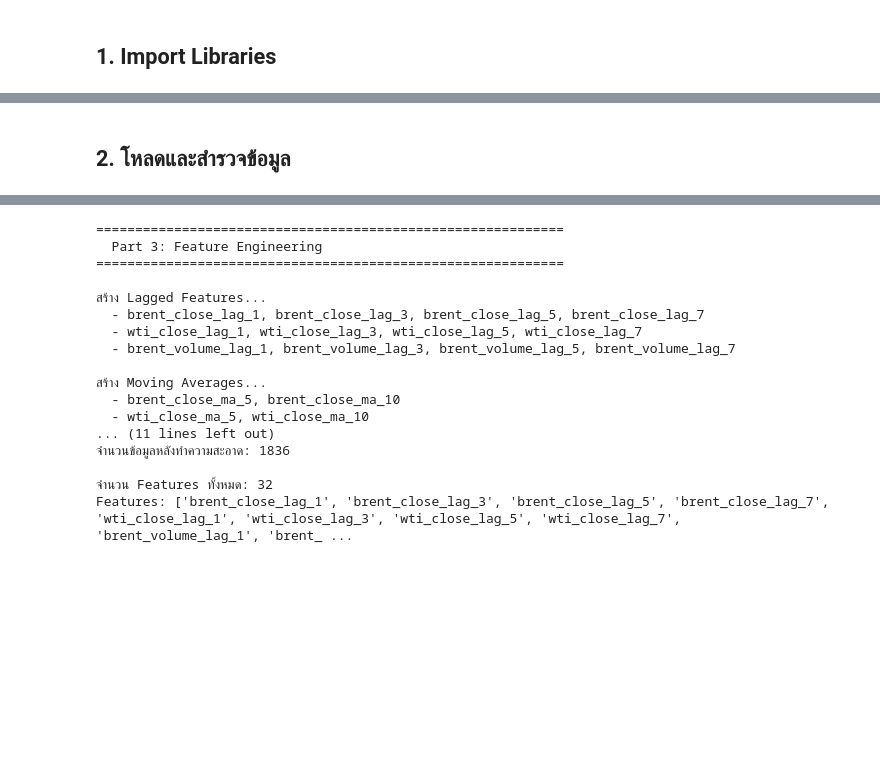
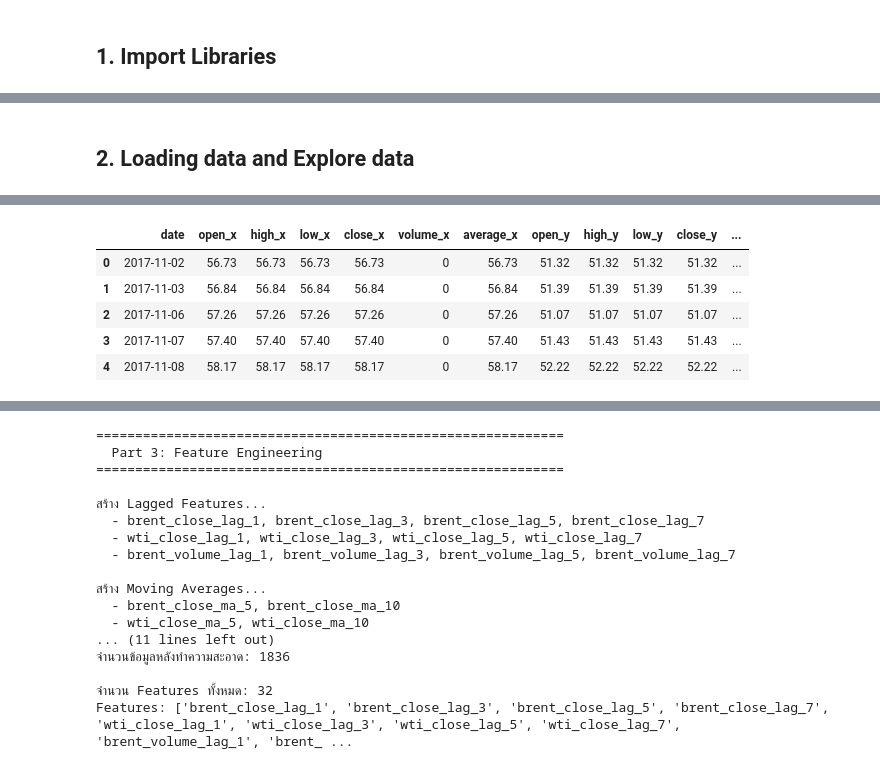
Before and after one commit to K400000/Oil-Price-Prediction, a Jupyter notebook: notebooks/Random_Forest.ipynb, the cells around one changed output, grey strips where cells are left out. Drawn from its saved outputs; the diff is of its cells as text; code cells hidden in the pictures; blank space fills up the shorter version.

```diff
--- a/notebooks/Random_Forest.ipynb
+++ b/notebooks/Random_Forest.ipynb
@@ -29,63 +15,8 @@ print("=" * 60)
 # %% [markdown]
-## 2. โหลดและสำรวจข้อมูล
+## 2. Loading data and Explore data
 # %%
-print("\n" + "=" * 60)
-print("  Part 2: โหลดและสำรวจข้อมูล")
-print("=" * 60)
-
-# กำหนด path ของไฟล์ข้อมูล
-base_path = r"../data"
-
-# โหลดข้อมูลจาก 3 ไฟล์
-merged_df = pd.read_csv(f"{base_path}/processed/merged_oil_prices.csv")
-brent_df = pd.read_csv(f"{base_path}/raw/brent_prices.csv")
-wti_df = pd.read_csv(f"{base_path}/raw/wti_prices.csv")
-
-# --- 2.1 สำรวจ merged_oil_prices.csv ---
-print("\n--- merged_oil_prices.csv ---")
-print(f"Shape: {merged_df.shape}")
-print(f"\nColumns: {list(merged_df.columns)}")
-print(f"\nFirst 5 rows:")
-print(merged_df.head())
-print(f"\nข้อมูลทั่วไป:")
-print(merged_df.info())
-print(f"\nสถิติเบื้องต้น:")
-print(merged_df.describe())
-
-# --- 2.2 สำรวจ brent_prices.csv ---
-print("\n--- brent_prices.csv ---")
-print(f"Shape: {brent_df.shape}")
-print(f"\nColumns: {list(brent_df.columns)}")
-print(f"\nFirst 5 rows:")
-print(brent_df.head())
-
-# --- 2.3 สำรวจ wti_prices.csv ---
-print("\n--- wti_prices.csv ---")
-print(f"Shape: {wti_df.shape}")
-print(f"\nColumns: {list(wti_df.columns)}")
-print(f"\nFirst 5 rows:")
-print(wti_df.head())
-
-# --- 2.4 ตรวจสอบค่า Missing ---
-print("\n--- ตรวจสอบ Missing Values ---")
-print("\nmerged_oil_prices:")
-print(merged_df.isnull().sum())
-print("\nbrent_prices:")
-print(brent_df.isnull().sum())
-print("\nwti_prices:")
-print(wti_df.isnull().sum())
-
-# แปลงคอลัมน์ date เป็น datetime
-merged_df['date'] = pd.to_datetime(merged_df['date'])
-brent_df['date'] = pd.to_datetime(brent_df['date'])
-wti_df['date'] = pd.to_datetime(wti_df['date'])
-
-# เรียงตามวันที่
-merged_df = merged_df.sort_values('date').reset_index(drop=True)
-brent_df = brent_df.sort_values('date').reset_index(drop=True)
-wti_df = wti_df.sort_values('date').reset_index(drop=True)
-
-print(f"\nช่วงวันที่ merged_df: {merged_df['date'].min()} ถึง {merged_df['date'].max()}")
-print(f"ช่วงวันที่ brent_df : {brent_df['date'].min()} ถึง {brent_df['date'].max()}")
-print(f"ช่วงวันที่ wti_df   : {wti_df['date'].min()} ถึง {wti_df['date'].max()}")
+df = pd.read_csv('../data/processed/merged_oil_prices.csv')
+df['date'] = pd.to_datetime(df['date'])
+df = df.sort_values('date').reset_index(drop=True)
+df.head()
 # %% [output]
@@ -108,0 +23,6 @@ First 5 rows:
+|  | date | open_x | high_x | low_x | close_x | volume_x | average_x | open_y | high_y | low_y | close_y | ... |
+| 0 | 2017-11-02 | 56.73 | 56.73 | 56.73 | 56.73 | 0 | 56.73 | 51.32 | 51.32 | 51.32 | 51.32 | ... |
+| 1 | 2017-11-03 | 56.84 | 56.84 | 56.84 | 56.84 | 0 | 56.84 | 51.39 | 51.39 | 51.39 | 51.39 | ... |
+| 2 | 2017-11-06 | 57.26 | 57.26 | 57.26 | 57.26 | 0 | 57.26 | 51.07 | 51.07 | 51.07 | 51.07 | ... |
+| 3 | 2017-11-07 | 57.40 | 57.40 | 57.40 | 57.40 | 0 | 57.40 | 51.43 | 51.43 | 51.43 | 51.43 | ... |
+| 4 | 2017-11-08 | 58.17 | 58.17 | 58.17 | 58.17 | 0 | 58.17 | 52.22 | 52.22 | 52.22 | 52.22 | ... |
```
Also changed, not shown: parts of 14 cells of this notebook, 3 other files.
